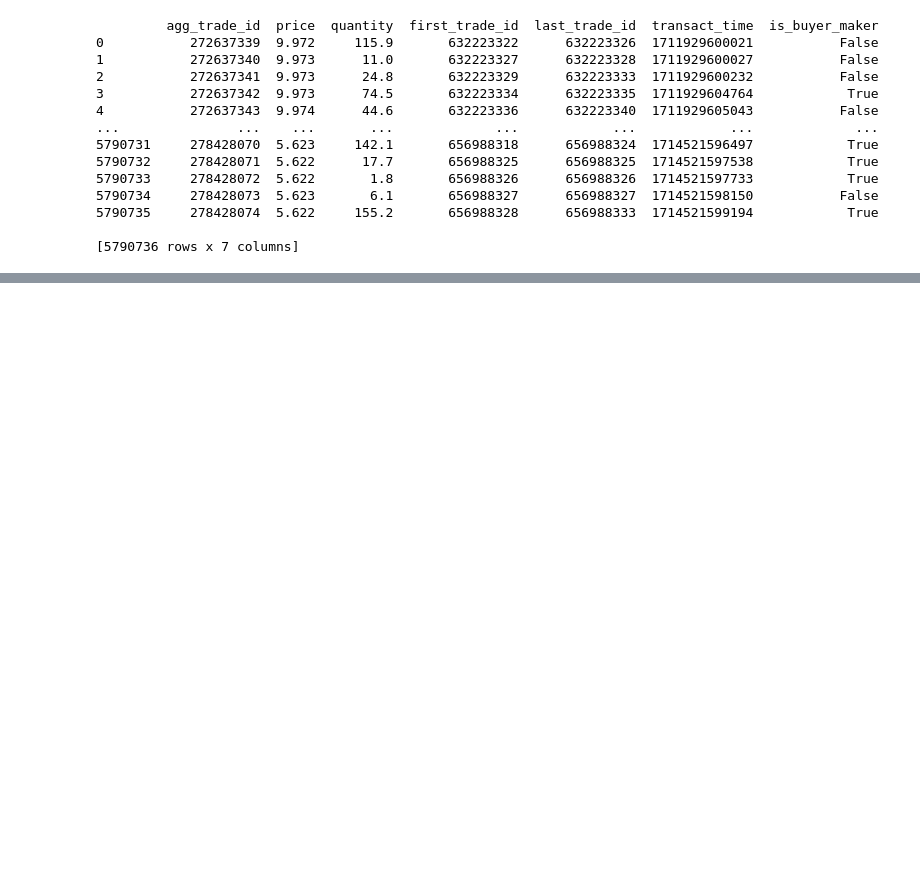
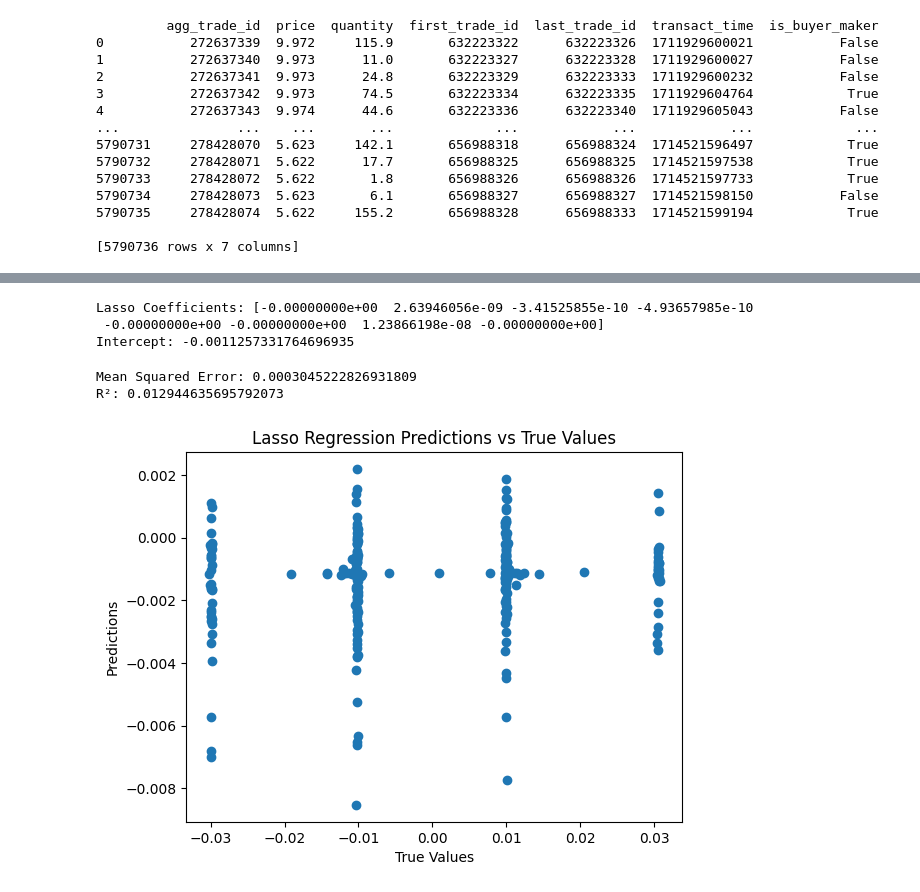
Before and after one commit to Lqz13Th/machine_learning, a Jupyter notebook: ml_class/supervised_ml/Lasso.ipynb, the cells around one changed output, grey strips where cells are left out. Cells and saved outputs as stored; diff of their text form; code cells hidden in the pictures; blank space fills up the shorter version.

```diff
--- a/ml_class/supervised_ml/Lasso.ipynb
+++ b/ml_class/supervised_ml/Lasso.ipynb
@@ -88,19 +183,21 @@ print(px_pct_bar)
+# %%
+normalized_bar = normalize_data(px_pct_bar)
+print(normalized_bar)
 # %%
 from sklearn.linear_model import Lasso
 from sklearn.model_selection import train_test_split
 
-X = px_pct_bar[[
-    'price',
-    'sum_buy_size',
-    'sum_sell_size',
-    'timestamp_duration',
-    'timestamp_duration',
-    'price_pct_change',
-    'buy_sell_imbalance',
-    'change_side'
+X = normalized_bar[[
+    'scaled_sigmoid_price',
+    'scaled_sigmoid_sum_buy_size',
+    'scaled_sigmoid_sum_sell_size',
+    'scaled_sigmoid_timestamp_duration',
+    'scaled_sigmoid_price_pct_change',
+    'scaled_sigmoid_buy_sell_imbalance',
+    'change_side',
 ]]
 
-y = px_pct_bar['future_price_pct_change']
+y = px_pct_bar['scaled_sigmoid_future_price_pct_change']
 
 X_train, X_test, y_train, y_test = train_test_split(X, y, test_size=0.2, random_state=42)
 
@@ -112,3 +209,30 @@ print("Intercept:", lasso.intercept_)
 
 # 测试集上进行预测
 y_predict = lasso.predict(X_test)
+# %% [output]
+Lasso Coefficients: [-0.00000000e+00  2.63946056e-09 -3.41525855e-10 -4.93657985e-10
+ -0.00000000e+00 -0.00000000e+00  1.23866198e-08 -0.00000000e+00]
+Intercept: -0.0011257331764696935
+# %%
+from sklearn.metrics import mean_squared_error, r2_score
+
+# 计算均方误差 (MSE)
+mse = mean_squared_error(y_test, y_predict)
+print(f"Mean Squared Error: {mse}")
+
+# 计算 R²（决定系数）
+r2 = r2_score(y_test, y_predict)
+print(f"R²: {r2}")
+# %% [output]
+Mean Squared Error: 0.0003045222826931809
+R²: 0.012944635695792073
+# %%
+import matplotlib.pyplot as plt
+
+plt.scatter(y_test, y_predict)
+plt.xlabel("True Values")
+plt.ylabel("Predictions")
+plt.title("Lasso Regression Predictions vs True Values")
+plt.show()
+# %% [output]
+[figure, added]
```
Also changed, not shown: parts of 2 cells of this notebook, 2 other files.
